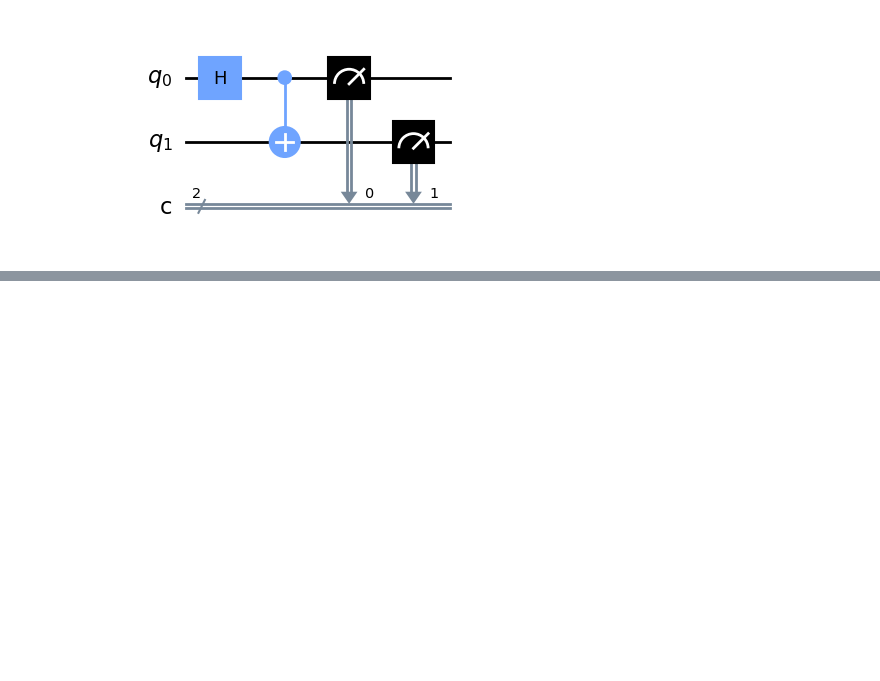
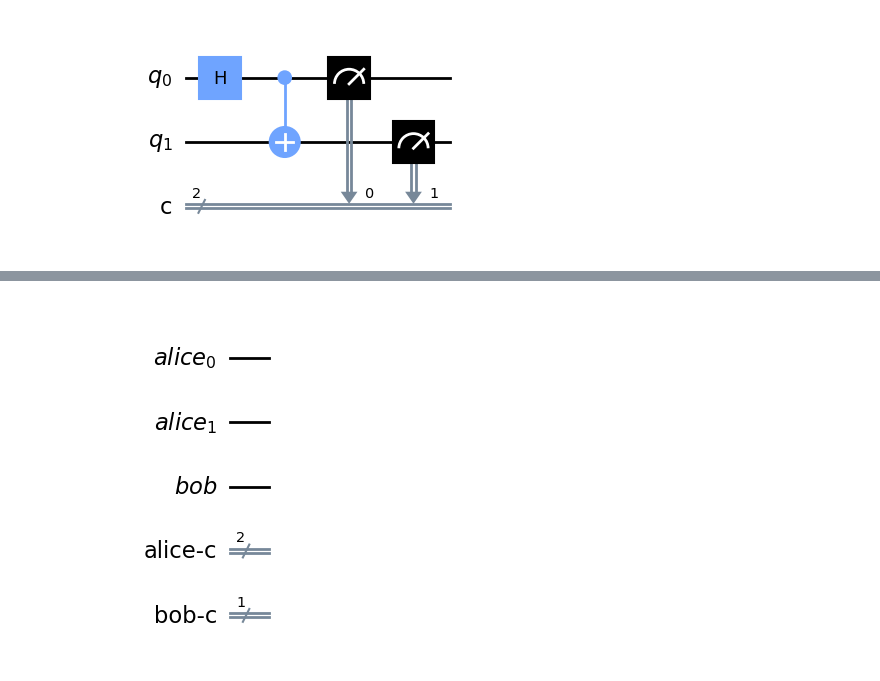
Before and after one commit to FZJ-PGI-12/qc-programming-tutorial, a Jupyter notebook: Tutorial.ipynb, the cells around one changed output, grey strips where cells are left out. Cells and saved outputs as stored; diff of their text form; code cells hidden in the pictures; blank space fills up the shorter version.

```diff
--- a/Tutorial.ipynb
+++ b/Tutorial.ipynb
@@ -124,0 +201,4 @@ Angle= 5 * pi / 10
+# %%
+display(circuit.draw(output='mpl'))
+# %% [output]
+[figure, added]
```
Also changed, not shown: parts of 50 cells of this notebook, 7 other files.
